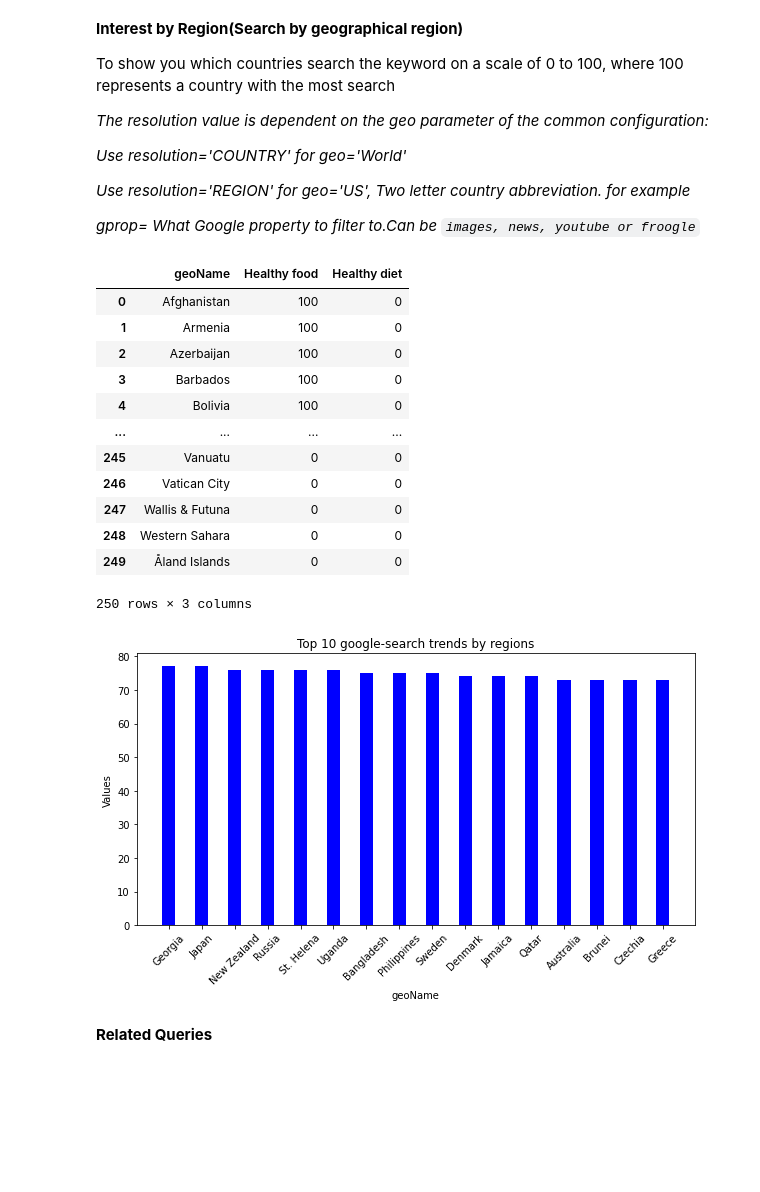
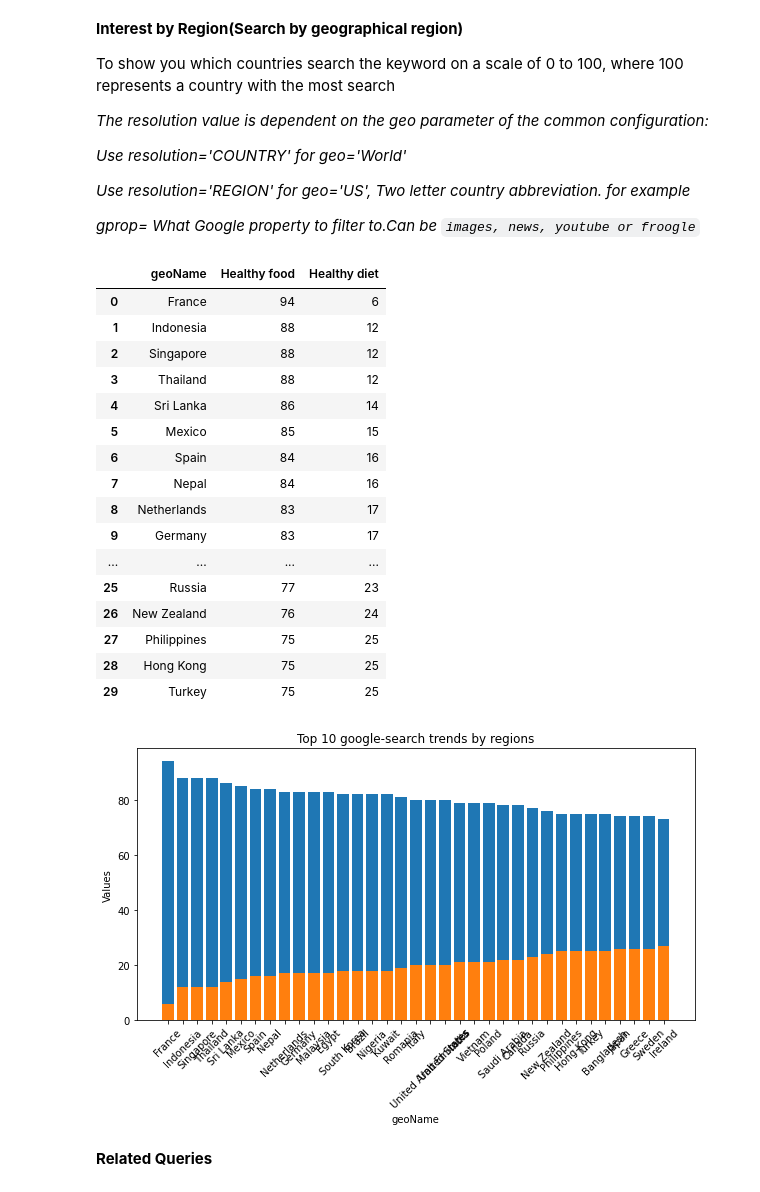
Before and after one commit to mrchapagain/GoogleTrendAnalytics, a Jupyter notebook: GoogleTrends.ipynb, the cells around one changed output. Saved outputs shown, nothing was run; the diff lists cells and outputs as text; code cells hidden in the pictures; blank space fills up the shorter version.

```diff
--- a/GoogleTrends.ipynb
+++ b/GoogleTrends.ipynb
@@ -42,19 +42,19 @@ final_stopwords= en_stop.union(da_stop)
 
 *gprop:* What Google property to filter to fx. "image" or "news" default to web searches
 # %%
-kw_list = ["Healthy food", "Healthy diet"]
-
-def pytrends_func(kw_list=kw_list, timeframe='today 12-m'):
+# Function for connecting google and build playload
+def pytrends_func(kw_list, timeframe):
   # Configuring connection wich receives two important parameters; hl (hosting language) & tz (timezone).
   trends = TrendReq(hl='en-US', tz= 360, timeout=(10,25))
 
   # Update playload
-  trends.build_payload(kw_list, cat=0, timeframe='today 12-m', geo= '', gprop='') #timeframe='today 5-y'
+  trends.build_payload(kw_list=kw_list, cat=0, timeframe=timeframe, geo= '', gprop='') #timeframe='today 5-y'
 
   # return the trends object
   return trends
 
-trends= pytrends_func(kw_list, 'today 1-m')
+kw_list = ["Healthy food", "Healthy diet"]
+trends= pytrends_func(kw_list, 'today 12-m')
 trends
 # %% [output]
 <pytrends.request.TrendReq at 0x...>
@@ -90,7 +90,7 @@ def display_barplot(df, x_col, kw_list, title):
 
   # loop over columns to dorw line-plot and add to the figure
   for col in kw_list:
-    ax.bar(df[x_col], df[col], label= col, color ='blue', width = 0.4)#
+    ax.bar(df[x_col], df[col], label= col)#, color ='blue', width = 0.4
 
   plt.title(title, fontsize=12)
   plt.xticks(rotation=45)
@@ -158,30 +158,35 @@ To show you which countries search the keyword on a scale of 0 to 100, where 100
 # %%
 # Function for interest by region
 def gt_trends_byregion():
+  #trends= pytrends_func(["Healthy diet"], 'today 12-m', geo='', gprop='')
   # resolution can be either CITY, COUNTRY or REGION
-  trends_by_region= trends.interest_by_region(resolution= 'COUNTRY', inc_low_vol=True, inc_geo_code=False)
-  trends_by_region = trends_by_region.sort_values(by=kw_list, ascending=False).reset_index() #.sort_values('Likes', ascending=False, ignore_index=True)
+  trends_by_region= trends.interest_by_region(resolution= 'COUNTRY', inc_low_vol=False, inc_geo_code=False)
+  trends_by_region = trends_by_region.sort_values(by=kw_list[0], ascending=False).reset_index() #.sort_values('Likes', ascending=False, ignore_index=True)
   return trends_by_region
 
 df_byregion= gt_trends_byregion()
-display(df_byregion)
+display(df_byregion.head(30))
 
-display_barplot(df_byregion.iloc[99:115,:], "geoName", kw_list, "Top 10 google-search trends by regions")
+display_barplot(df_byregion.iloc[:35,:], "geoName", ["Healthy food", "Healthy diet"], "Top 10 google-search trends by regions")
 # %% [output]
 |  | geoName | Healthy food | Healthy diet |
-| 0 | Afghanistan | 100 | 0 |
-| 1 | Armenia | 100 | 0 |
-| 2 | Azerbaijan | 100 | 0 |
-| 3 | Barbados | 100 | 0 |
-| 4 | Bolivia | 100 | 0 |
+| 0 | France | 94 | 6 |
+| 1 | Indonesia | 88 | 12 |
+| 2 | Singapore | 88 | 12 |
+| 3 | Thailand | 88 | 12 |
+| 4 | Sri Lanka | 86 | 14 |
+| 5 | Mexico | 85 | 15 |
+| 6 | Spain | 84 | 16 |
+| 7 | Nepal | 84 | 16 |
+| 8 | Netherlands | 83 | 17 |
+| 9 | Germany | 83 | 17 |
 | ... | ... | ... | ... |
-| 245 | Vanuatu | 0 | 0 |
-| 246 | Vatican City | 0 | 0 |
-| 247 | Wallis & Futuna | 0 | 0 |
-| 248 | Western Sahara | 0 | 0 |
-| 249 | Åland Islands | 0 | 0 |
+| 25 | Russia | 77 | 23 |
+| 26 | New Zealand | 76 | 24 |
+| 27 | Philippines | 75 | 25 |
+| 28 | Hong Kong | 75 | 25 |
+| 29 | Turkey | 75 | 25 |
-250 rows × 3 columns
-[figure, old version]
+[figure, new version]
 # %% [markdown]
 **Related Queries**
 # %%
```
Also changed, not shown: parts of 6 cells of this notebook.
